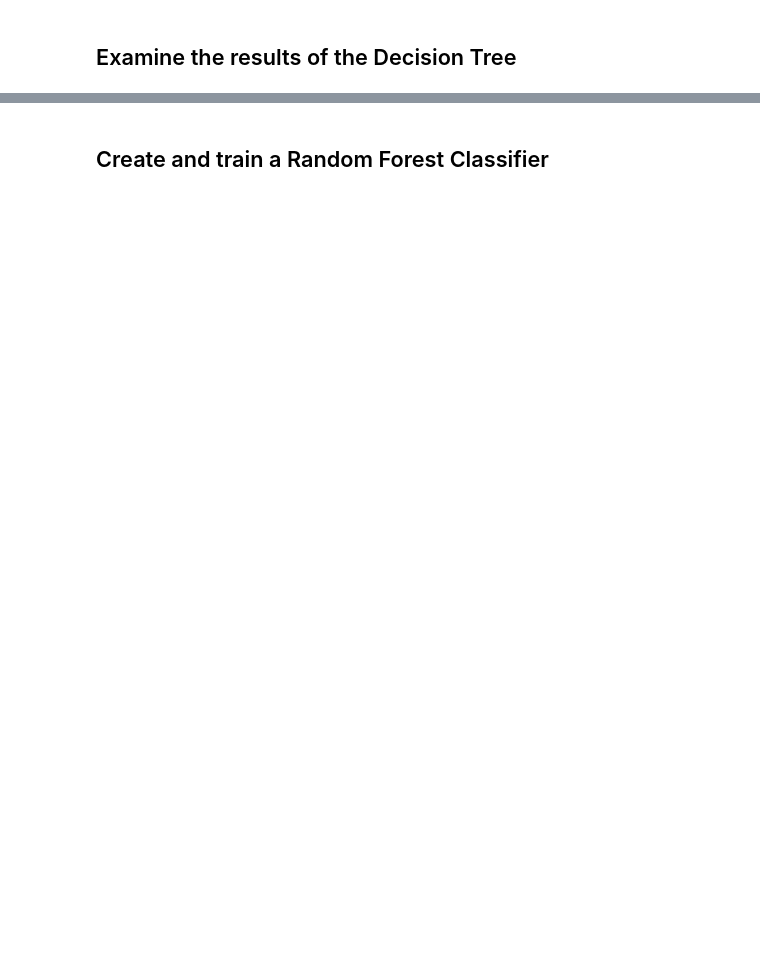
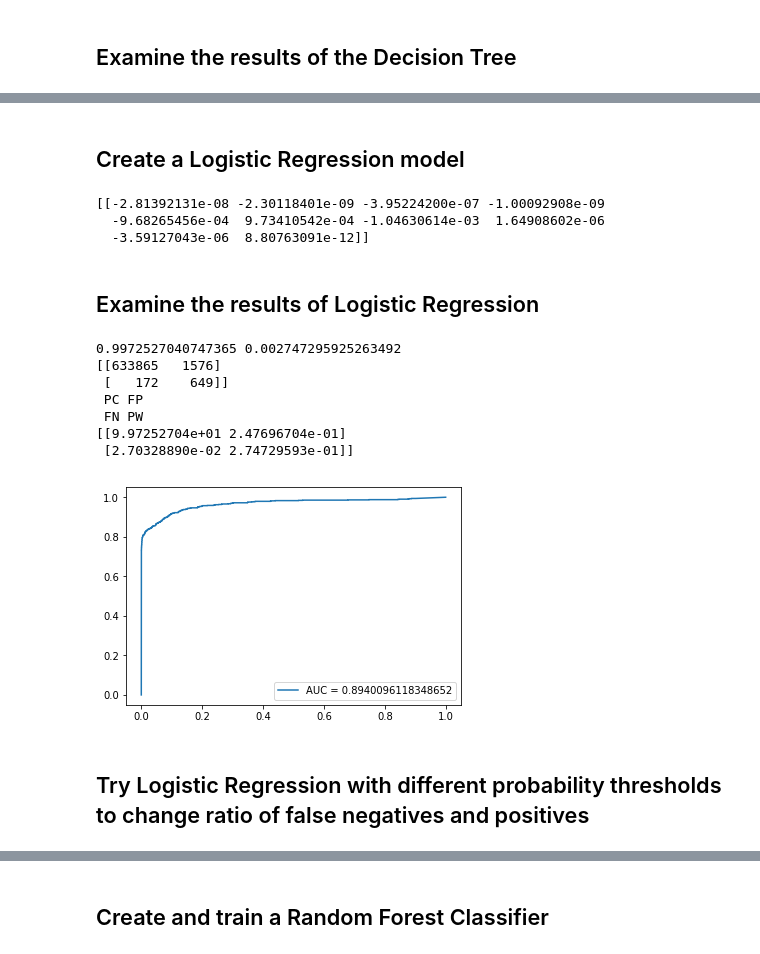
Before and after one commit to roitraining/PythonML, a Jupyter notebook: Ch07-ClassificationAnalysis/07-01-ClassificationAnalysis.ipynb, the cells around one changed output, grey strips where cells are left out. Drawn from its saved outputs; the diff is of its cells as text; code cells hidden in the pictures; blank space fills up the shorter version.

```diff
--- a/Ch07-ClassificationAnalysis/07-01-ClassificationAnalysis.ipynb
+++ b/Ch07-ClassificationAnalysis/07-01-ClassificationAnalysis.ipynb
@@ -114,0 +204,15 @@ print (important_features(modelDT, trainX.columns))
+# %%
+from sklearn.model_selection import train_test_split
+from sklearn import preprocessing as pp
+def dummy_code(data, columns, drop_first = True):
+    for c in columns:
+        dummies = pd.get_dummies(data[c], prefix = c, drop_first = drop_first)
+        i = list(data.columns).index(c)
+        data = pd.concat([data.iloc[:,:i], dummies, data.iloc[:,i+1:]], axis = 1)
+    return data
+
+dfLR = dummy_code(df, ['type'], drop_first = True)
+trainLR_X, testLR_X, trainLR_Y, testLR_Y = train_test_split(dfLR.iloc[:,dfLR.columns != 'isFraud'], dfLR.isFraud, train_size = train_size, test_size = test_size)
+
+print (testLR_X.columns)
+print (testLR_X.head())
@@ -114,0 +236,53 @@ print (important_features(modelDT, trainX.columns))
+# %% [markdown]
+## Create a Logistic Regression model
+# %%
+from sklearn.linear_model import LogisticRegression
+modelLR = LogisticRegression(multi_class='auto', solver='lbfgs')
+modelLR.fit(trainLR_X, trainLR_Y)
+print(modelLR.coef_)
+# %% [output]
+[[-2.81392131e-08 -2.30118401e-09 -3.95224200e-07 -1.00092908e-09
+  -9.68265456e-04  9.73410542e-04 -1.04630614e-03  1.64908602e-06
+  -3.59127043e-06  8.80763091e-12]]
+# %% [markdown]
+## Examine the results of Logistic Regression
+# %%
+%matplotlib inline
+import numpy as np
+predLR_Y = modelLR.predict(testLR_X)
+from sklearn.metrics import confusion_matrix
+score = modelLR.score(testLR_X, testLR_Y)
+mse = np.mean((predLR_Y - testLR_Y)**2)
+print (score, mse)
+
+cm = confusion_matrix(testLR_Y, predLR_Y)
+print (cm)
+cmp = cm_percent(cm, len(testLR_Y))
+print (cmp)
+
+predLR_Y1 = modelLR.predict_proba(testLR_X)
+
+from sklearn.metrics import roc_auc_score, roc_curve
+roc = roc_auc_score(testLR_Y, predLR_Y)
+fpr, tpr, x = roc_curve(testLR_Y, predLR_Y1[:,1])
+
+import matplotlib.pyplot as plt
+plt.plot(fpr, tpr, label = 'AUC = ' + str(roc))
+plt.legend(loc=4)
+plt.show()
+
+#import scikitplot.metrics as skplt
+#import matplotlib.pyplot as plt
+#skplt.plot_roc(testY, predY1)
+#plt.show()
+# %% [output]
+0.9972527040747365 0.002747295925263492
+[[633865   1576]
+ [   172    649]]
+ PC FP
+ FN PW
+[[9.97252704e+01 2.47696704e-01]
+ [2.70328890e-02 2.74729593e-01]]
+[figure, added]
+# %% [markdown]
+## Try Logistic Regression with different probability thresholds to change ratio of false negatives and positives
```
Also changed, not shown: parts of 49 cells of this notebook, 1 other file.
